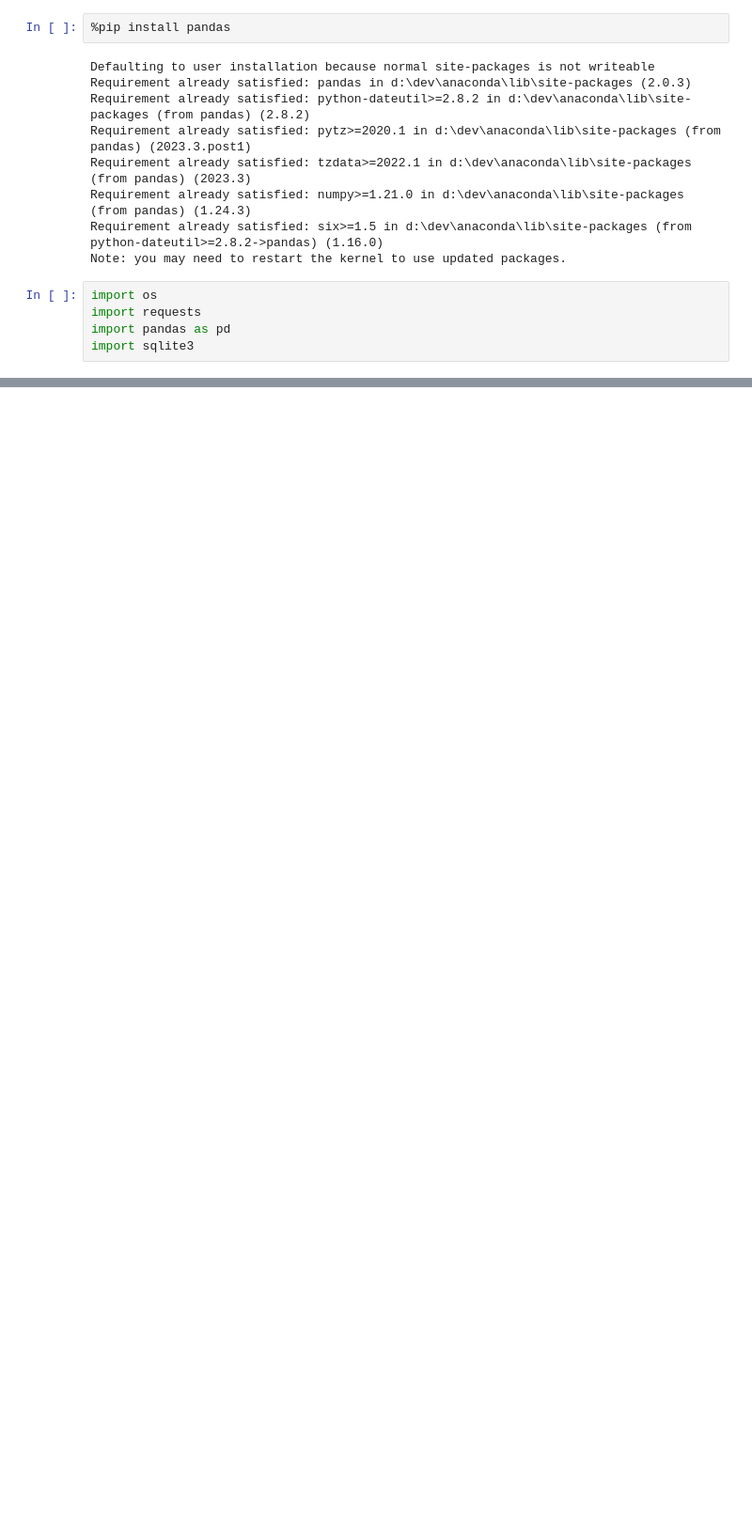
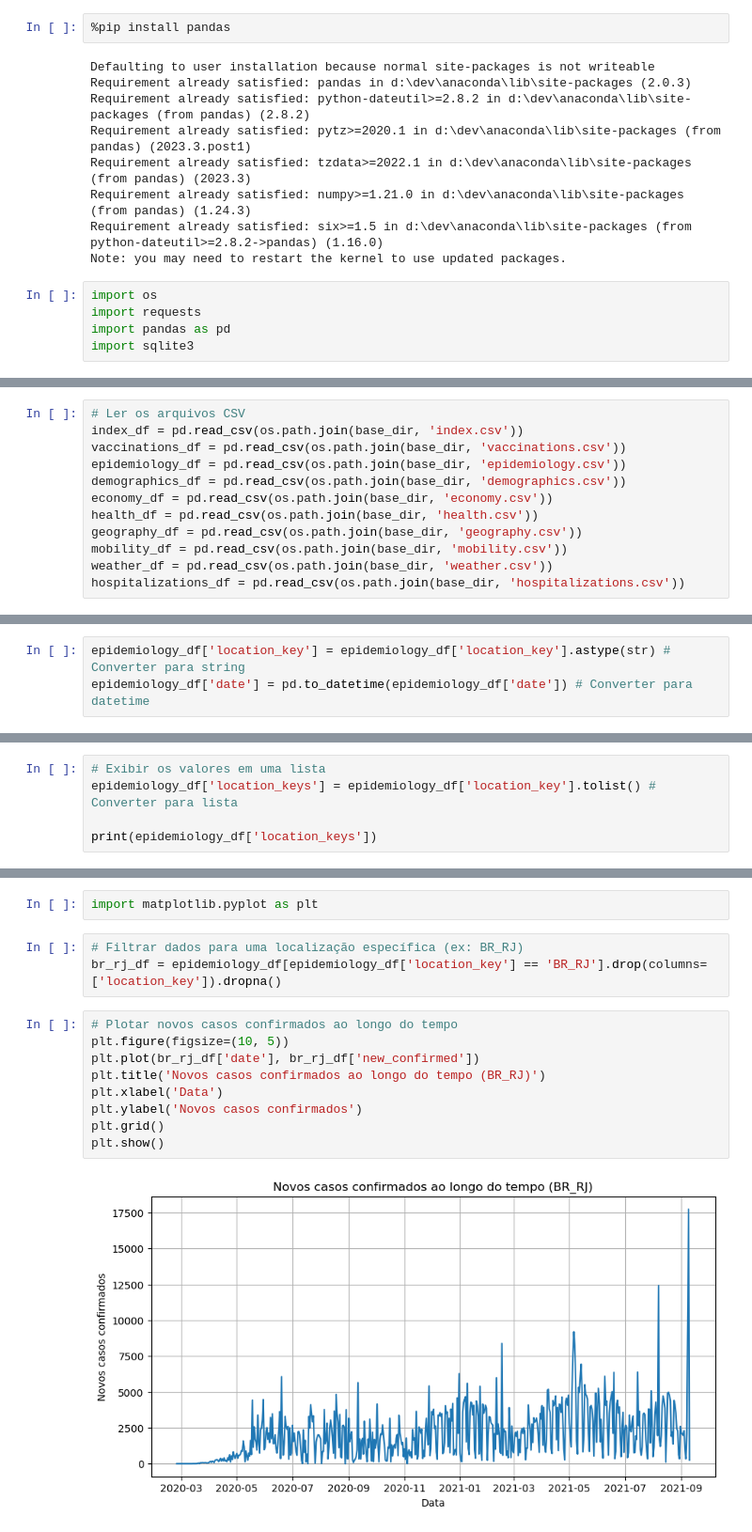
Before and after one commit to dnncamargo/etl-analytics, a Jupyter notebook: covid_open_data_etl/ETL with Google Covid-19 Open Data.ipynb, the cells around one changed output, grey strips where cells are left out. Shown at 94% size. Saved outputs shown, nothing was run; the diff lists cells and outputs as text; blank space fills up the shorter version.

```diff
--- a/covid_open_data_etl/ETL with Google Covid-19 Open Data.ipynb
+++ b/covid_open_data_etl/ETL with Google Covid-19 Open Data.ipynb
@@ -67,0 +93,12 @@ Download concluído com sucesso! Tamanho do arquivo: 1420044994 bytes.
+# %%
+# Ler os arquivos CSV
+index_df = pd.read_csv(os.path.join(base_dir, 'index.csv'))
+vaccinations_df = pd.read_csv(os.path.join(base_dir, 'vaccinations.csv'))
+epidemiology_df = pd.read_csv(os.path.join(base_dir, 'epidemiology.csv'))
+demographics_df = pd.read_csv(os.path.join(base_dir, 'demographics.csv'))
+economy_df = pd.read_csv(os.path.join(base_dir, 'economy.csv'))
+health_df = pd.read_csv(os.path.join(base_dir, 'health.csv'))
+geography_df = pd.read_csv(os.path.join(base_dir, 'geography.csv'))
+mobility_df = pd.read_csv(os.path.join(base_dir, 'mobility.csv'))
+weather_df = pd.read_csv(os.path.join(base_dir, 'weather.csv'))
+hospitalizations_df = pd.read_csv(os.path.join(base_dir, 'hospitalizations.csv'))
@@ -67,0 +143,3 @@ Download concluído com sucesso! Tamanho do arquivo: 1420044994 bytes.
+# %%
+epidemiology_df['location_key'] = epidemiology_df['location_key'].astype(str) # Converter para string
+epidemiology_df['date'] = pd.to_datetime(epidemiology_df['date']) # Converter para datetime
@@ -67,0 +169,5 @@ Download concluído com sucesso! Tamanho do arquivo: 1420044994 bytes.
+# %%
+# Exibir os valores em uma lista
+epidemiology_df['location_keys'] = epidemiology_df['location_key'].tolist() # Converter para lista
+
+print(epidemiology_df['location_keys'])
@@ -67,0 +240,16 @@ Download concluído com sucesso! Tamanho do arquivo: 1420044994 bytes.
+# %%
+import matplotlib.pyplot as plt
+# %%
+# Filtrar dados para uma localização específica (ex: BR_RJ)
+br_rj_df = epidemiology_df[epidemiology_df['location_key'] == 'BR_RJ'].drop(columns=['location_key']).dropna()
+# %%
+# Plotar novos casos confirmados ao longo do tempo
+plt.figure(figsize=(10, 5))
+plt.plot(br_rj_df['date'], br_rj_df['new_confirmed'])
+plt.title('Novos casos confirmados ao longo do tempo (BR_RJ)')
+plt.xlabel('Data')
+plt.ylabel('Novos casos confirmados')
+plt.grid()
+plt.show()
+# %% [output]
+[figure, added]
```
Also changed, not shown: parts of 20 cells of this notebook, 2 other files.
